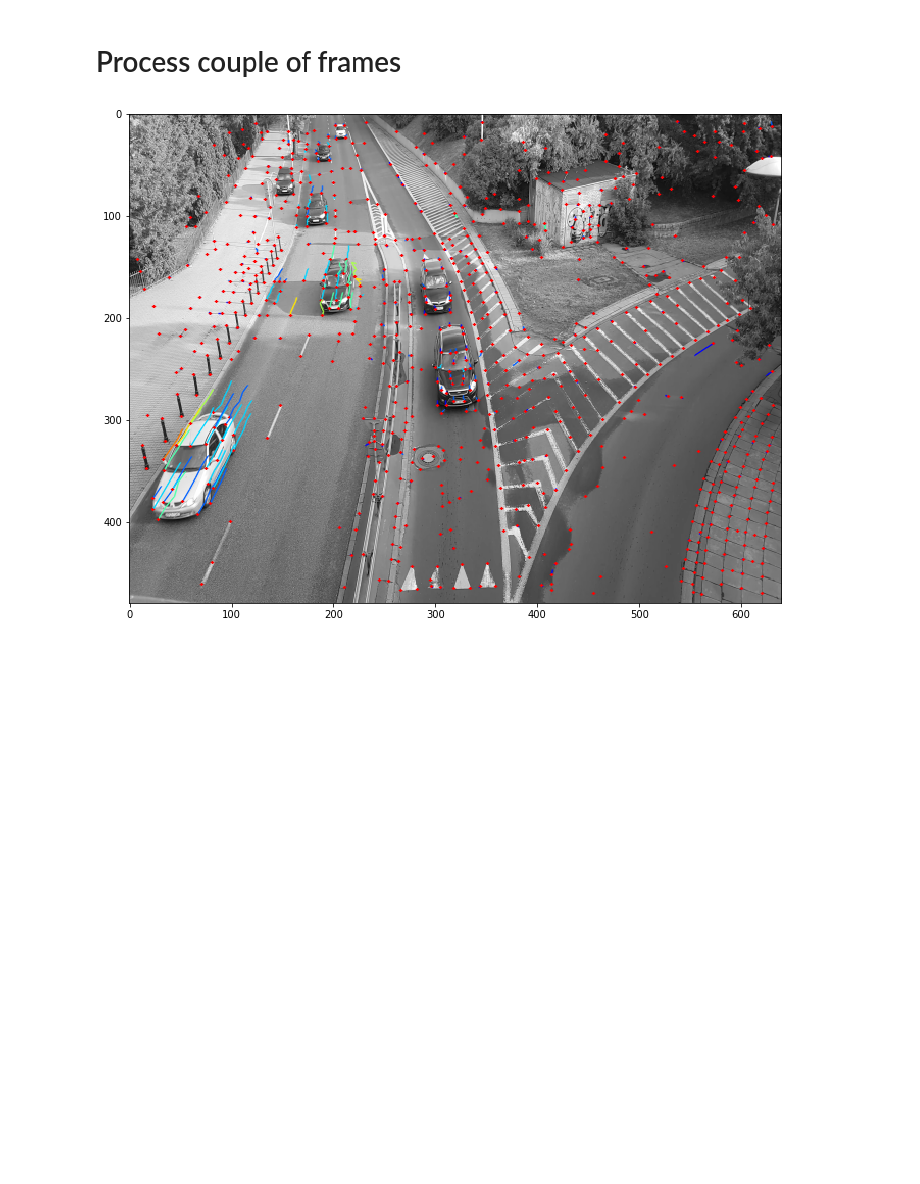
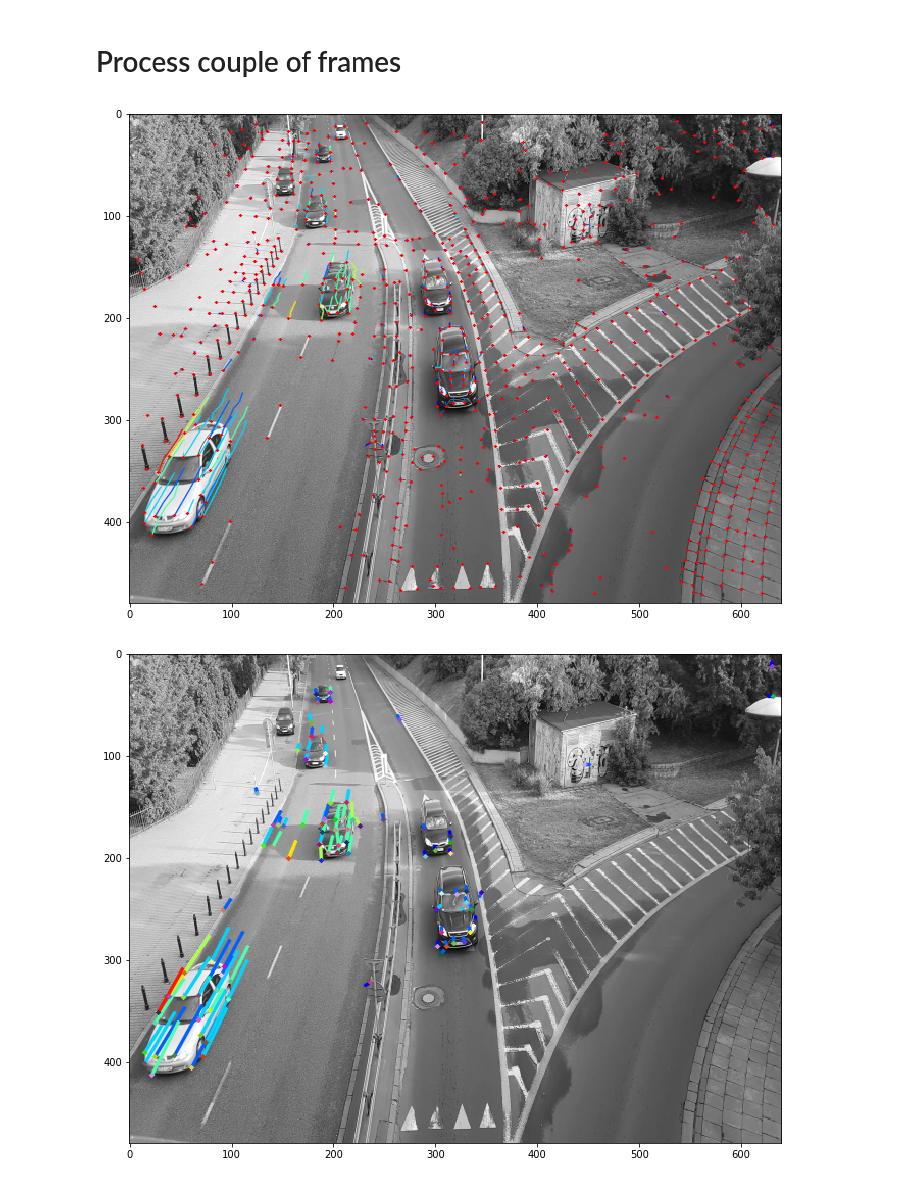
Before and after one commit to xmichaelx/SuperPointPretrainedNetwork, a Jupyter notebook: SuperPointTesting.ipynb, the cells around one changed output. Saved outputs shown, nothing was run; the diff lists cells and outputs as text; code cells hidden in the pictures; blank space fills up the shorter version.

Commit message:
Added methods for extracting and visualizing tracks which have some movement

```diff
--- a/SuperPointTesting.ipynb
+++ b/SuperPointTesting.ipynb
@@ -62,8 +37,10 @@ for i in range(frame_count):
 plt.figure(figsize=(16,9))
 out1 = (np.dstack((img, img, img)) * 255.).astype('uint8')
 frame_copy = out1.copy()
+tracks = tracker.get_tracks(min_length=1)
+tracks[:, 1] /= float(fe.nn_thresh) # Normalize track scores to [0,1].
 tracker.draw_tracks(frame_copy, tracks)
 plt.imshow(frame_copy)
 plt.show()
 # %% [output]
-[figure, old version]
+[figure, new version]
@@ -71,0 +47,10 @@ unpacked_tracks = get_tracks(tracker, tracks)
+# %%
+# extract tracks with enough movement
+frame_copy = out1.copy()
+points = tracker.get_tracklets_with_movement(tracks)
+tracker.draw_tracklets(frame_copy, points)
+plt.figure(figsize=(16,9))
+plt.imshow(frame_copy)
+plt.show()
+# %% [output]
+[figure, added]
```
Also changed, not shown: parts of 4 cells of this notebook, 1 other file.
